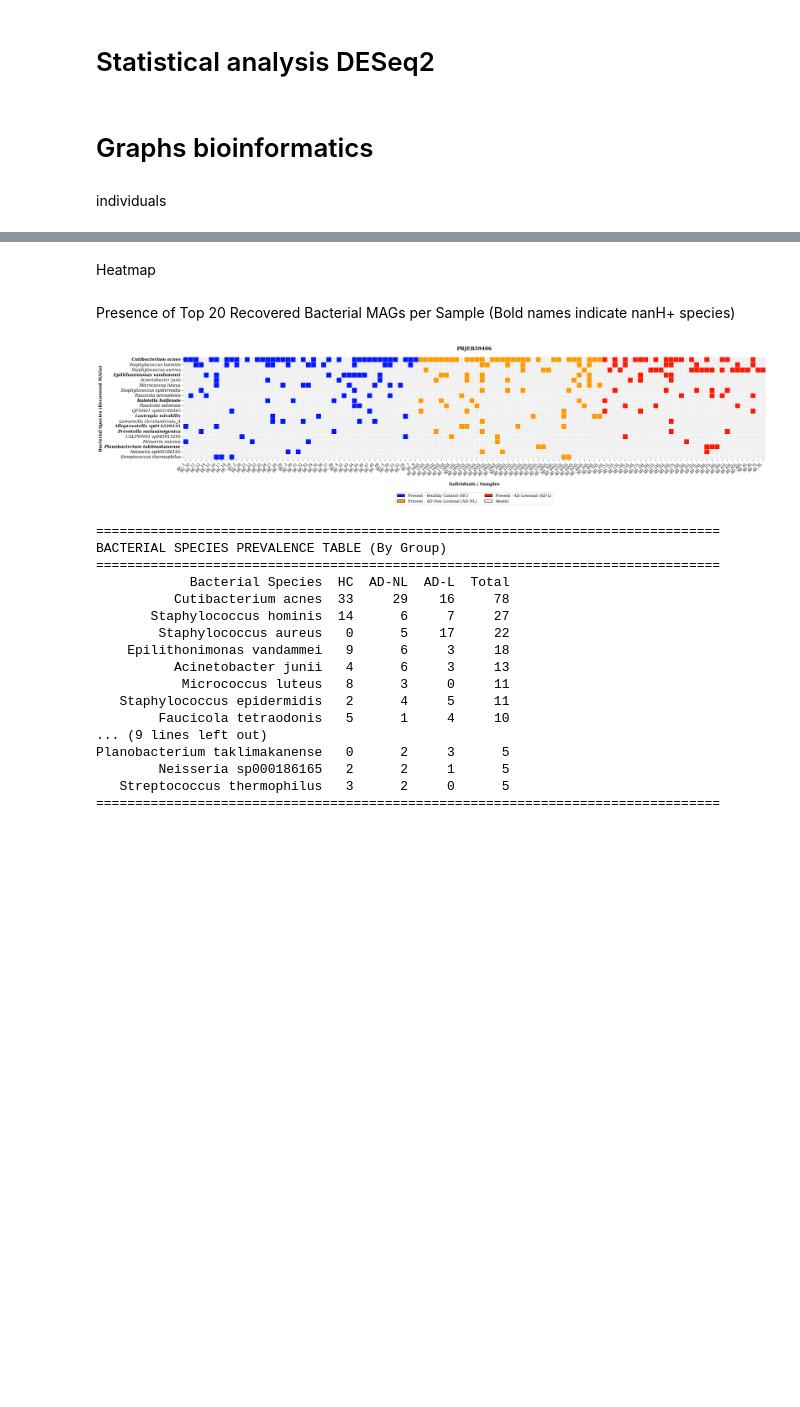
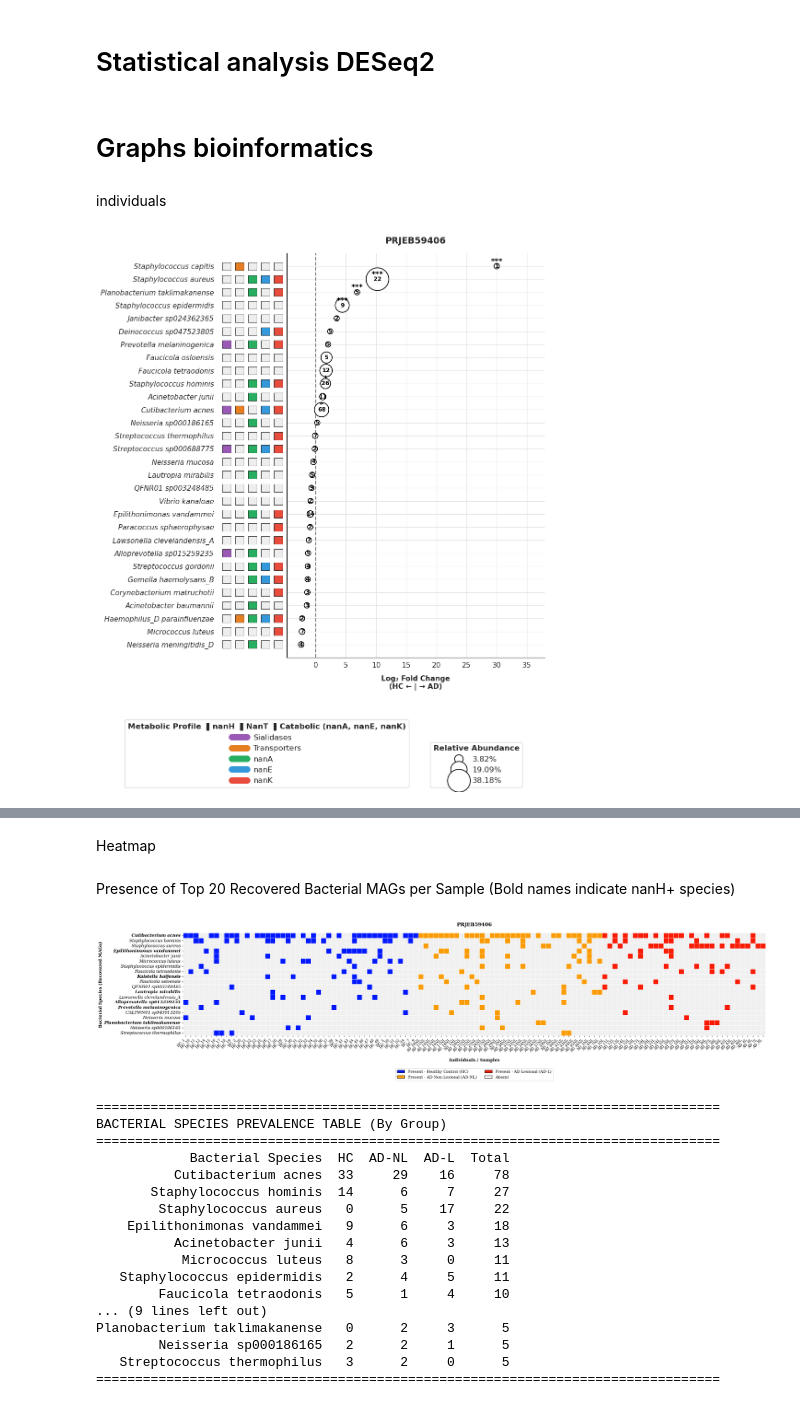
Before and after one commit to Marcosv21/Sialic_Acid_Cross-Feeding-Staphylococcus_aureus_and_Commensals_in_Atopic_Dermatitis., a Jupyter notebook: statistical_analysis/plots_doc_simple.ipynb, the cells around one changed output, grey strips where cells are left out. Saved outputs shown, nothing was run; the diff lists cells and outputs as text; code cells hidden in the pictures; blank space fills up the shorter version.

```diff
--- a/statistical_analysis/plots_doc_simple.ipynb
+++ b/statistical_analysis/plots_doc_simple.ipynb
@@ -201,7 +201,9 @@ OUTPUT_PATH = "/home/marcos/Imagens/Resultados in silico/Individuais/Final_DESeq
 METABOLIC_PALETTE = {
     'Sialidases': '#9b59b6',
     'Transporters': '#e67e22',
-    'Catabolic Pathway': '#27ae60',
+    'nanA': '#27ae60',
+    'nanE': '#3498db',
+    'nanK': '#e74c3c',
     'Inactive': '#eeeeee'
 }
 GENE_LIST = ['has_nanH', 'has_nanE', 'has_nanK', 'has_nanA', 'has_nanT']
@@ -300,7 +302,7 @@ for study in STUDIES.keys():
 # ── 8. Y-AXIS LABELS AND METABOLIC BARS ─────────────────────────────────────
 ax.set_yticks(range(num_sp))
 ax.set_yticklabels(species_order, fontstyle='italic', fontsize=11)
-ax.tick_params(axis='y', pad=80)
+ax.tick_params(axis='y', pad=110)
 
 for label in ax.get_yticklabels():
     if label.get_text() in multi_study_species:
@@ -309,41 +311,42 @@ for label in ax.get_yticklabels():
 for i, sp in enumerate(species_order):
     if sp in meta_df['Species'].values:
         row = meta_df[meta_df['Species'] == sp].iloc[0]
-        metabolic_info = [('has_nanH', 'Sialidases'), ('has_nanT', 'Transporters'), ('cat', 'Catabolic Pathway')]
+        metabolic_info = [('has_nanH', 'Sialidases'), ('has_nanT', 'Transporters'), ('has_nanA', 'nanA'), ('has_nanE', 'nanE'), ('has_nanK', 'nanK')]
 
         for j, (g_key, p_key) in enumerate(metabolic_info):
             if g_key == 'cat':
-                present = any(row.get(g, False) for g in ['has_nanA', 'has_nanE', 'has_nanK'])
+                present = all(row.get(g, False) for g in ['has_nanA', 'has_nanE', 'has_nanK'])
             else:
                 present = row.get(g_key, False)
-
             color = METABOLIC_PALETTE[p_key] if present else METABOLIC_PALETTE['Inactive']
-            ax.add_patch(plt.Rectangle((-0.18 + (j * 0.05), i - 0.30), 0.035, 0.60, clip_on=False,
+            ax.add_patch(plt.Rectangle((-0.25 + (j * 0.05), i - 0.30), 0.035, 0.60, clip_on=False,
                                             transform=ax.get_yaxis_transform(), facecolor=color, edgecolor='black', lw=0.5))
 
 # ── 9. GLOBAL LEGEND ────────────────────────────────────────────────────────
 size_samples = [df_plot['Relative_Abundance'].max() * 0.1, df_plot['Relative_Abundance'].max() * 0.5, df_plot['Relative_Abundance'].max()]
 size_legend_elements = [
     Line2D([0], [0], marker='o', color='w', label=f'{val:.2f}%',
            markerfacecolor='white', markeredgecolor='black', markeredgewidth=1.2, alpha=1.0,
            markersize=np.sqrt(((val / df_plot['Relative_Abundance'].max()) * 1200) + 60))
     for val in size_samples if val > 0
 ]
 if size_legend_elements:
     fig.legend(handles=size_legend_elements, title="Relative Abundance",
                loc='lower right', bbox_to_anchor=(0.90, 0.0351), ncol=1, frameon=True,
                title_fontproperties={'weight': 'bold'})
 
 legend_els = [Line2D([0], [0], color=c, lw=10, label=l) for l, c in METABOLIC_PALETTE.items() if l != 'Inactive']
-fig.legend(handles=legend_els, title="Metabolic Profile  ▌NanH  ▌NanT  ▌Catabolic",
+fig.legend(handles=legend_els, title="Metabolic Profile  ▌nanH  ▌NanT  ▌Catabolic (nanA, nanE, nanK)",
            loc='lower left', bbox_to_anchor=(-0.2, 0.0351), ncol=1, frameon=True,
            title_fontproperties={'weight': 'bold'})
 
 # ── 10. LAYOUT & SAVE ───────────────────────────────────────────────────────
 plt.subplots_adjust(left=0.25, right=0.95, top=0.90, bottom=0.25)
 
 plt.savefig(OUTPUT_PATH, dpi=300, bbox_inches='tight')
 plt.show()
+# %% [output]
+[figure, added]
 # %%
 import pandas as pd
 import seaborn as sns
```
Also changed, not shown: parts of 4 cells of this notebook, 1 other file.
